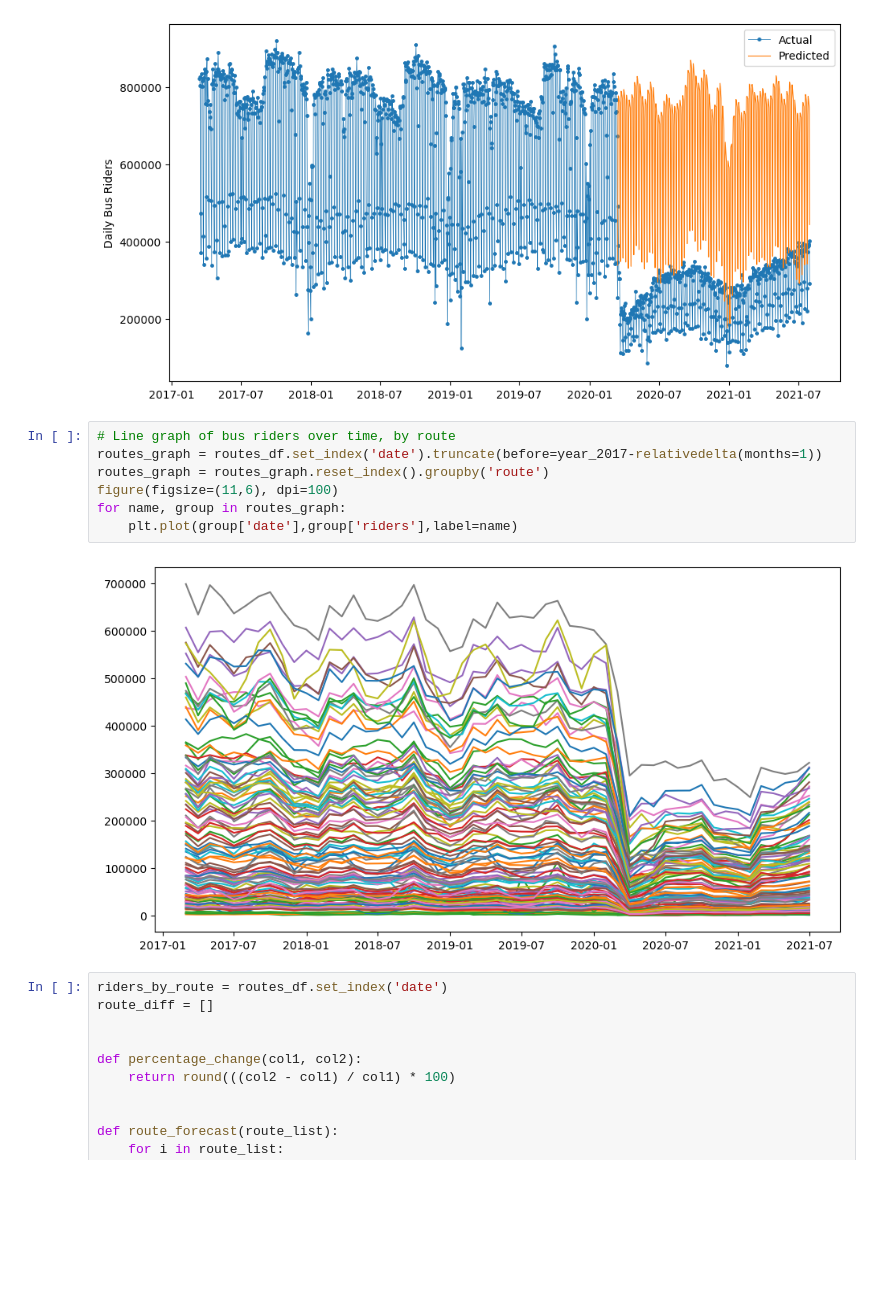
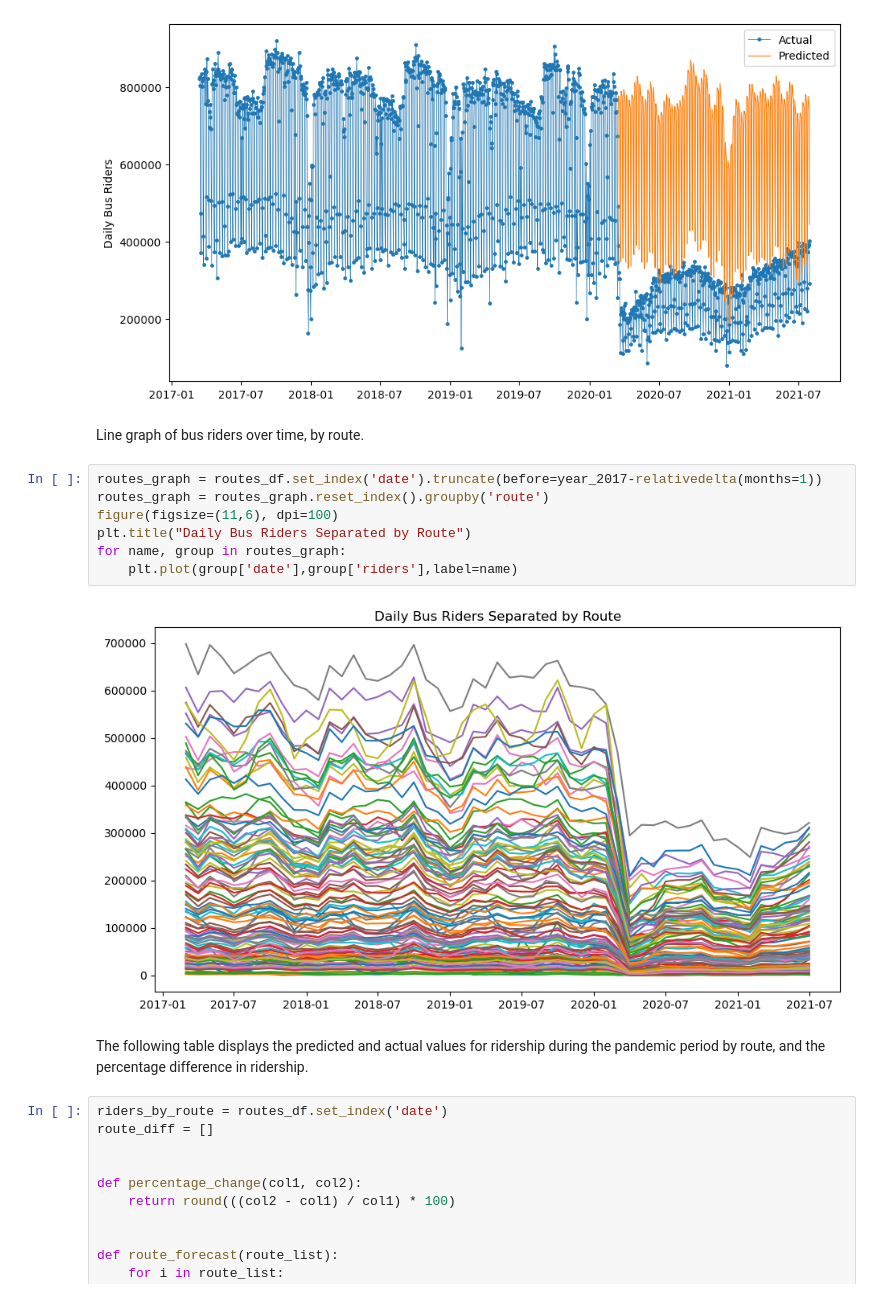
Before and after one commit to jbelian/CTA-Bus-Ridership-Forecasting, a Jupyter notebook: app.ipynb, the cells around one changed output. Saved outputs shown, nothing was run; the diff lists cells and outputs as text; blank space fills up the shorter version.

```diff
--- a/app.ipynb
+++ b/app.ipynb
@@ -188,15 +199,21 @@ Prediction period:  2020-03-15  -  2021-03-15
 Mean Absolute Error: 389303.463
 Mean Absolute % Error:  58.019
 [figure]
+# %% [markdown]
+Line graph of bus riders over time, by route.
 # %%
-# Line graph of bus riders over time, by route
 routes_graph = routes_df.set_index('date').truncate(before=year_2017-relativedelta(months=1))
 routes_graph = routes_graph.reset_index().groupby('route')
 figure(figsize=(11,6), dpi=100)
+plt.title("Daily Bus Riders Separated by Route")
 for name, group in routes_graph:
     plt.plot(group['date'],group['riders'],label=name)
 # %% [output]
-[figure, old version]
+[figure, new version]
+# %% [markdown]
+The following table displays the predicted and actual values for ridership
+during the pandemic period by route, and the percentage difference
+in ridership.
 # %%
 riders_by_route = routes_df.set_index('date')
 route_diff = []
```
Also changed, not shown: parts of 14 cells of this notebook.
